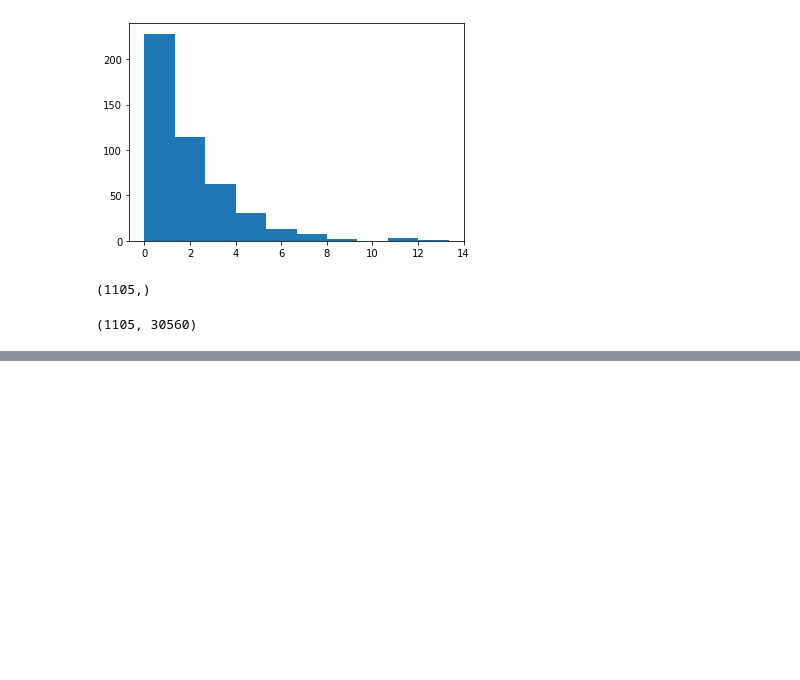
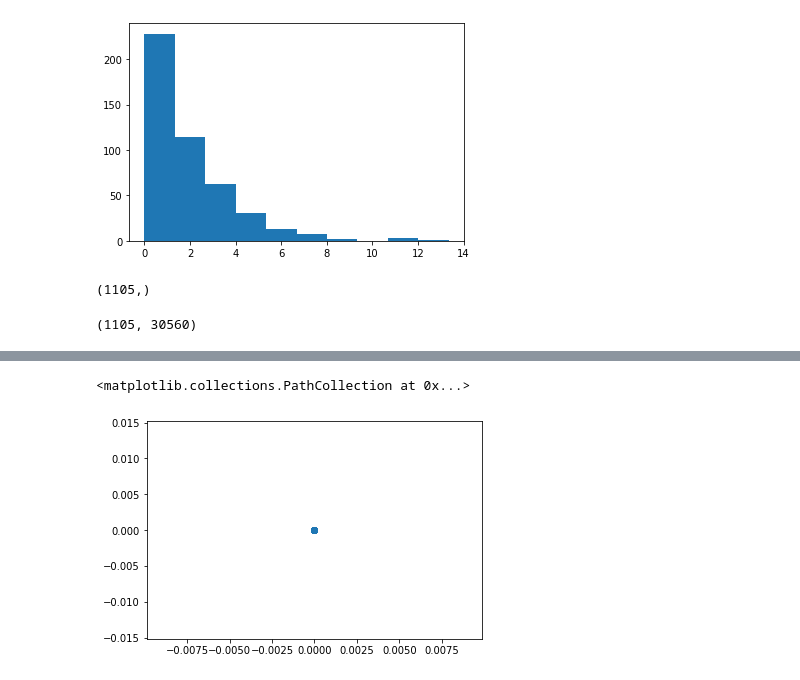
Before and after one commit to mariakesa/neuromatch2020, a Jupyter notebook: Yann.ipynb, the cells around one changed output, grey strips where cells are left out. Cells and saved outputs as stored; diff of their text form; code cells hidden in the pictures; blank space fills up the shorter version.

```diff
--- a/Yann.ipynb
+++ b/Yann.ipynb
@@ -192,0 +266,5 @@ TypeError: unsupported operand type(s) for *: 'NoneType' and 'float'
+# %%
+plt.scatter(pz[:,0],pz[:,1])
+# %% [output]
+<matplotlib.collections.PathCollection at 0x...>
+[figure, added]
```
Also changed, not shown: parts of 17 cells of this notebook.
